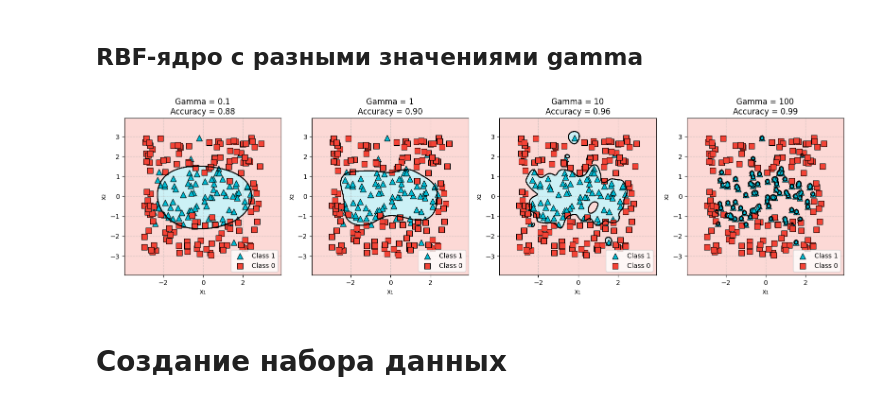
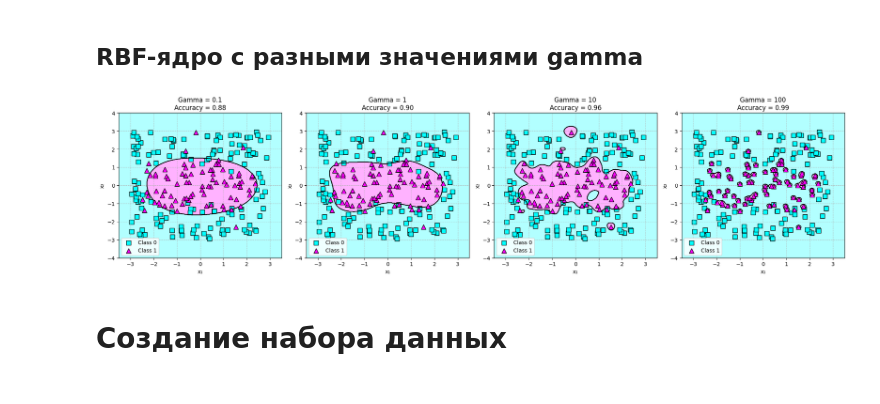
Before and after one commit to oNovalSliveDNo/studied-it-books, a Jupyter notebook: 02_grokking_machine_learning/experiments/11_support_vector_machines.ipynb, the cells around one changed output. Cells and saved outputs as stored; diff of their text form; code cells hidden in the pictures.

```diff
--- a/02_grokking_machine_learning/experiments/11_support_vector_machines.ipynb
+++ b/02_grokking_machine_learning/experiments/11_support_vector_machines.ipynb
@@ -22,0 +22,10 @@ plt.show()
+# %%
+# Установим параметры для графиков
+figsize = (20, 5)
+xlim=(-3.5, 3.5)
+ylim=(-4, 4)
+
+# Создаем график
+plt.figure(figsize=figsize)
+plot_points(features, labels, xlim=xlim, ylim=ylim)  # Визуализация точек данных
+plt.show()
@@ -43,7 +55,7 @@ c_regularization = [0.01,  # SVM с малым C (допускает больш
                     100  # SVM с большим C (меньше допускает ошибки, сильная регуляризация)
 ]
 
-fig, axes = plt.subplots(1, len(c_regularization), figsize=(16, 8))  # одна строка, несколько столбцов
+fig, axes = plt.subplots(1, len(c_regularization), figsize=figsize)  # одна строка, несколько столбцов
 
 for ax, C in zip(axes, c_regularization):
     svm_c = SVC(kernel='linear', C=C)
@@ -51,7 +63,7 @@ for ax, C in zip(axes, c_regularization):
     acc = svm_c.score(features, labels)
 
     ax.set_title(f"C = {C}\nAccuracy = {acc:.2f}")
-    plot_model(features, labels, svm_c, figsize=fig, ax=ax)
+    plot_decision_boundary(features, labels, svm_c, xlim=xlim, ylim=ylim, ax=ax)
 
 plt.tight_layout()
 plt.show()
@@ -78,7 +91,7 @@ degrees = [1,  # Полиномиальное ядро 1-й степени
            4,  # Полиномиальное ядро 4-й степени
 ]
 
-fig, axes = plt.subplots(1, len(degrees), figsize=(16, 8))  # одна строка, несколько столбцов
+fig, axes = plt.subplots(1, len(degrees), figsize=figsize)  # одна строка, несколько столбцов
 
 for ax, degree in zip(axes, degrees):
     svm_degree = SVC(kernel='poly', degree=degree)
@@ -86,7 +99,7 @@ for ax, degree in zip(axes, degrees):
     acc = svm_degree.score(features, labels)
 
     ax.set_title(f"Degree = {degree}\nAccuracy = {acc:.2f}")
-    plot_model(features, labels, svm_degree, figsize=fig, ax=ax)
+    plot_decision_boundary(features, labels, svm_degree, xlim=xlim, ylim=ylim, ax=ax)
 
 plt.tight_layout()
 plt.show()
@@ -112,24 +126,24 @@ plt.show()
 # %%
 gammas = [0.1,  # (низкая чувствительность к отдельным точкам)
           1,  # (средняя чувствительность)
           10,  # (высокая чувствительность)
           100,  # (очень высокая чувствительность, возможен переобучение)
 ]
 
-fig, axes = plt.subplots(1, len(degrees), figsize=(16, 8))  # одна строка, несколько столбцов
+fig, axes = plt.subplots(1, len(degrees), figsize=figsize)  # одна строка, несколько столбцов
 
 for ax, gamma in zip(axes, gammas):
     svm_gamma = SVC(kernel='rbf', gamma=gamma)  # Радиальная базисная функция
     svm_gamma.fit(features, labels)
     acc = svm_gamma.score(features, labels)
 
     ax.set_title(f"Gamma = {gamma}\nAccuracy = {acc:.2f}")
-    plot_model(features, labels, svm_gamma, figsize=fig, ax=ax)
+    plot_decision_boundary(features, labels, svm_gamma, xlim=xlim, ylim=ylim, ax=ax)
 
 plt.tight_layout()
 plt.show()
 # %% [output]
-[figure, old version]
+[figure, new version]
 # %% [markdown]
 # Создание набора данных
 # %%
```
Also changed, not shown: parts of 11 cells of this notebook, 19 other files.
